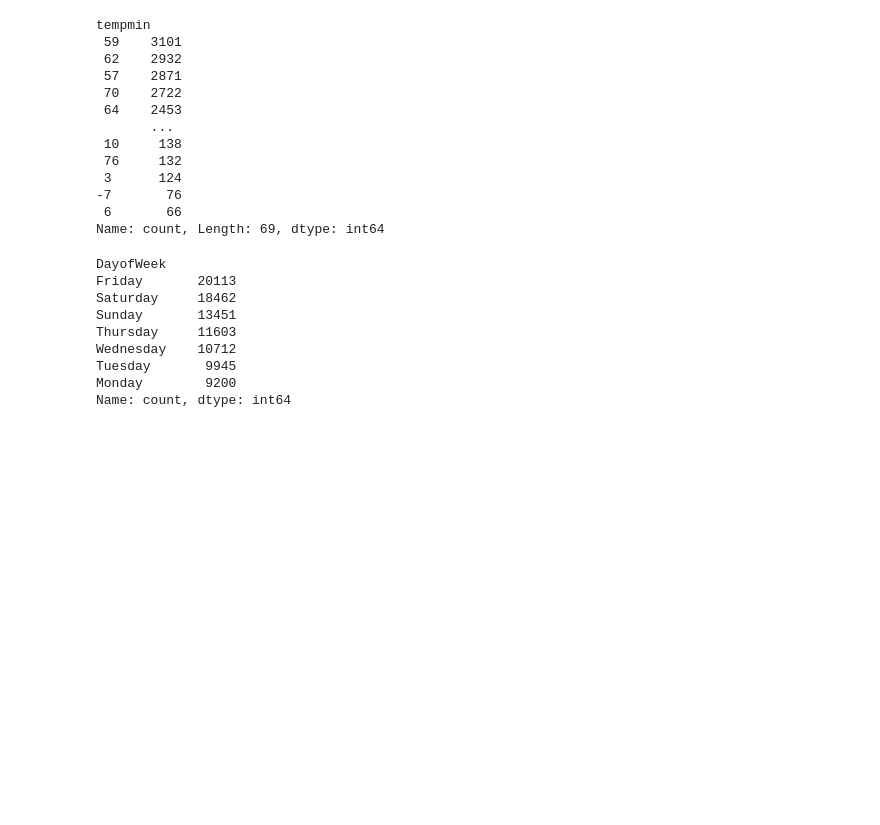
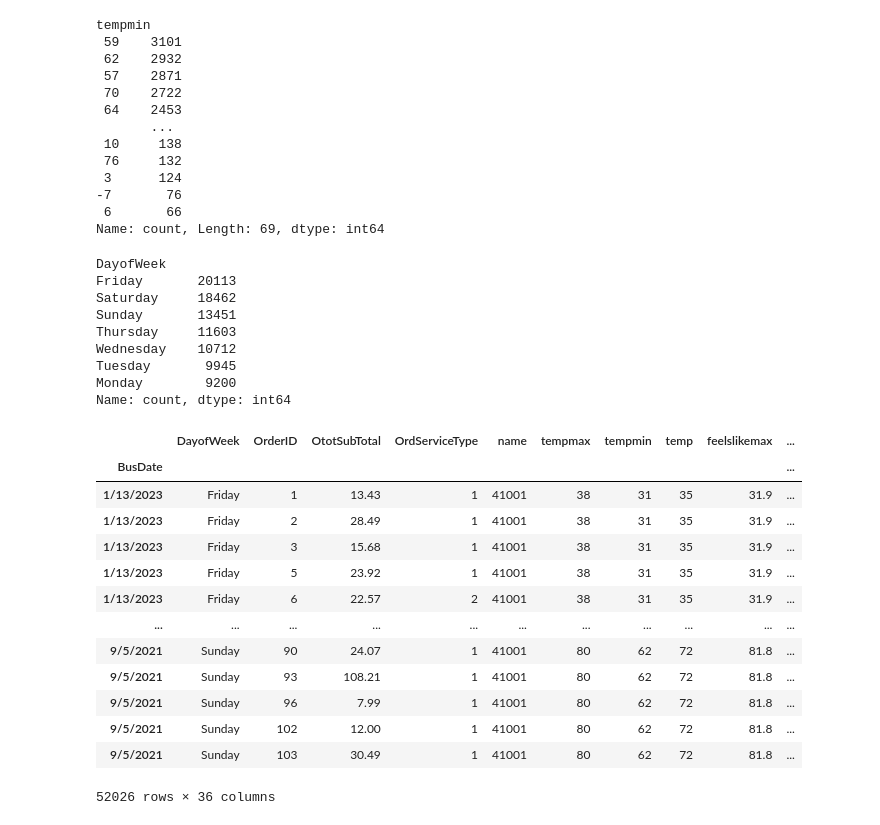
Before and after one commit to robertdfraley/PizzaWeatherPatterns, a Jupyter notebook: PizzaWeatherPattern.ipynb, the cells around one changed output. Saved outputs shown, nothing was run; the diff lists cells and outputs as text; code cells hidden in the pictures; blank space fills up the shorter version.

```diff
--- a/PizzaWeatherPattern.ipynb
+++ b/PizzaWeatherPattern.ipynb
@@ -137,3 +137,43 @@ Wednesday    10712
 Tuesday       9945
 Monday        9200
 Name: count, dtype: int64
+# %%
+# Creating dataframes for weekend and M-Th pizza sales
+
+# Weekend
+friday_select = (combined_dataset.DayofWeek == 'Friday')
+friday_orders = combined_dataset[friday_select]
+saturday_select = (combined_dataset.DayofWeek == 'Saturday')
+saturday_orders = combined_dataset[saturday_select]
+sunday_select = (combined_dataset.DayofWeek == 'Sunday')
+sunday_orders = combined_dataset[sunday_select]
+weekend_orders = pd.concat([friday_orders, saturday_orders, sunday_orders])
+
+# Weekday
+monday_select = (combined_dataset.DayofWeek == "Monday")
+monday_orders = combined_dataset[monday_select]
+tuesday_select = (combined_dataset.DayofWeek == "Tuesday")
+tuesday_orders = combined_dataset[tuesday_select]
+wednesday_select = (combined_dataset.DayofWeek == "Wednesday")
+wednesday_orders = combined_dataset[wednesday_select]
+thursday_select = (combined_dataset.DayofWeek == "Thursday")
+thursday_orders = combined_dataset[thursday_select]
+montues_orders = pd.concat([monday_orders, tuesday_orders])
+weekday_orders = pd.concat([monday_orders, tuesday_orders, wednesday_orders, thursday_orders])
+# %%
+weekend_orders
+# %% [output]
+|  | DayofWeek | OrderID | OtotSubTotal | OrdServiceType | name | tempmax | tempmin | temp | feelslikemax | ... |
+| BusDate |  |  |  |  |  |  |  |  |  | ... |
+| 1/13/2023 | Friday | 1 | 13.43 | 1 | 41001 | 38 | 31 | 35 | 31.9 | ... |
+| 1/13/2023 | Friday | 2 | 28.49 | 1 | 41001 | 38 | 31 | 35 | 31.9 | ... |
+| 1/13/2023 | Friday | 3 | 15.68 | 1 | 41001 | 38 | 31 | 35 | 31.9 | ... |
+| 1/13/2023 | Friday | 5 | 23.92 | 1 | 41001 | 38 | 31 | 35 | 31.9 | ... |
+| 1/13/2023 | Friday | 6 | 22.57 | 2 | 41001 | 38 | 31 | 35 | 31.9 | ... |
+| ... | ... | ... | ... | ... | ... | ... | ... | ... | ... | ... |
+| 9/5/2021 | Sunday | 90 | 24.07 | 1 | 41001 | 80 | 62 | 72 | 81.8 | ... |
+| 9/5/2021 | Sunday | 93 | 108.21 | 1 | 41001 | 80 | 62 | 72 | 81.8 | ... |
+| 9/5/2021 | Sunday | 96 | 7.99 | 1 | 41001 | 80 | 62 | 72 | 81.8 | ... |
+| 9/5/2021 | Sunday | 102 | 12.00 | 1 | 41001 | 80 | 62 | 72 | 81.8 | ... |
+| 9/5/2021 | Sunday | 103 | 30.49 | 1 | 41001 | 80 | 62 | 72 | 81.8 | ... |
+52026 rows × 36 columns
```
Also changed, not shown: parts of 2 cells of this notebook, 2 other files.
